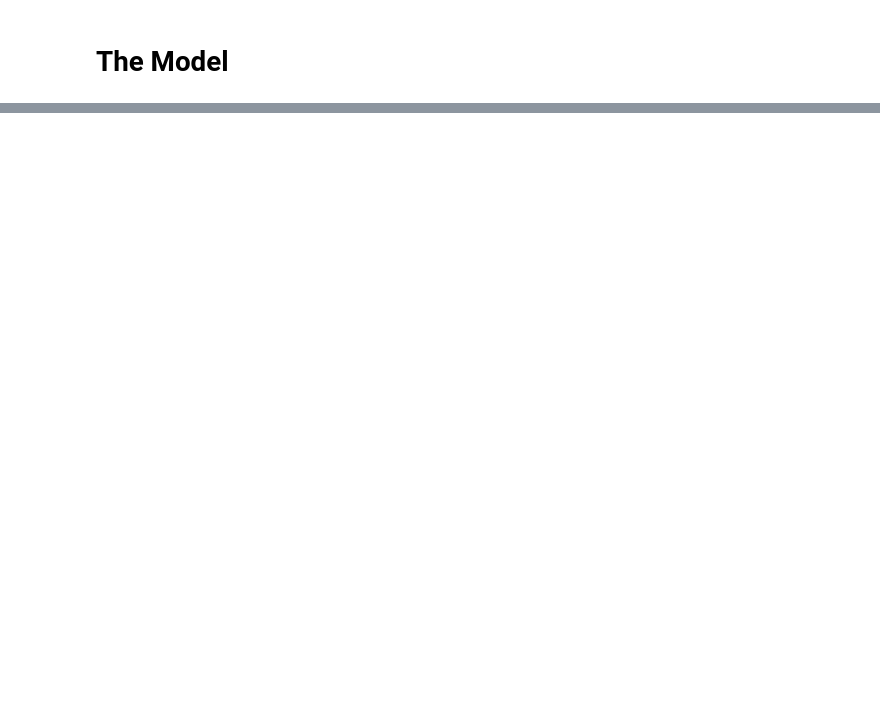
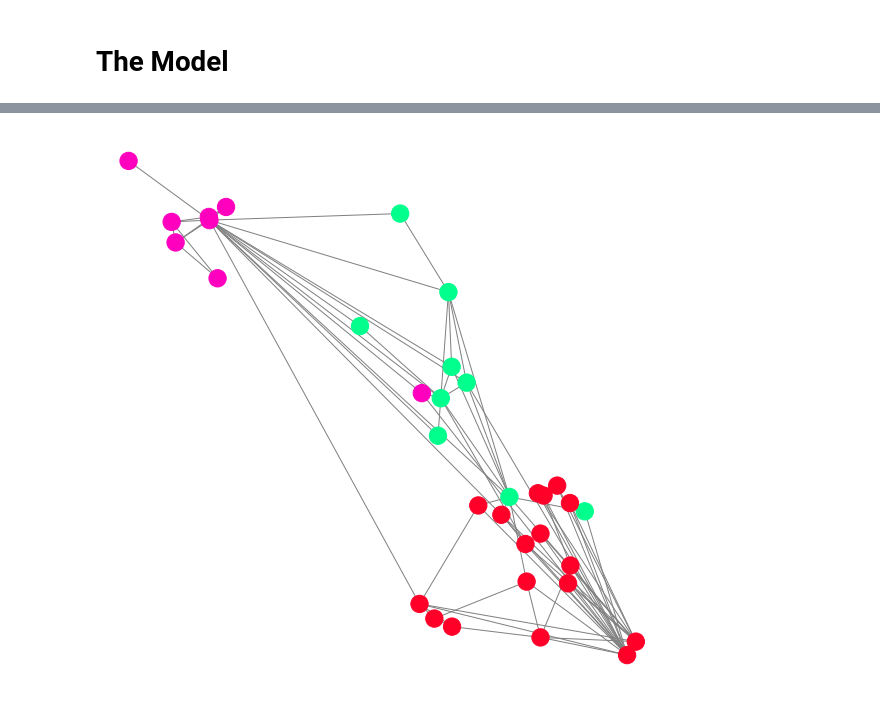
Before and after one commit to JIPiration/GNNZeroToAll, a Jupyter notebook: codes/gcn_numpy/gcn_from_scratch.ipynb, the cells around one changed output, grey strips where cells are left out. Cells and saved outputs as stored; diff of their text form; code cells hidden in the pictures; blank space fills up the shorter version.

```diff
--- a/codes/gcn_numpy/gcn_from_scratch.ipynb
+++ b/codes/gcn_numpy/gcn_from_scratch.ipynb
@@ -375,0 +519,5 @@ class GCNNetwork():
+# %%
+pos = {i: embeds[-1][i,:] for i in range(embeds[-1].shape[0])}
+_ = draw_kkl(g, None, colors, pos=pos, cmap='gist_rainbow', edge_color='gray')
+# %% [output]
+[figure, added]
```
Also changed, not shown: parts of 18 cells of this notebook.
